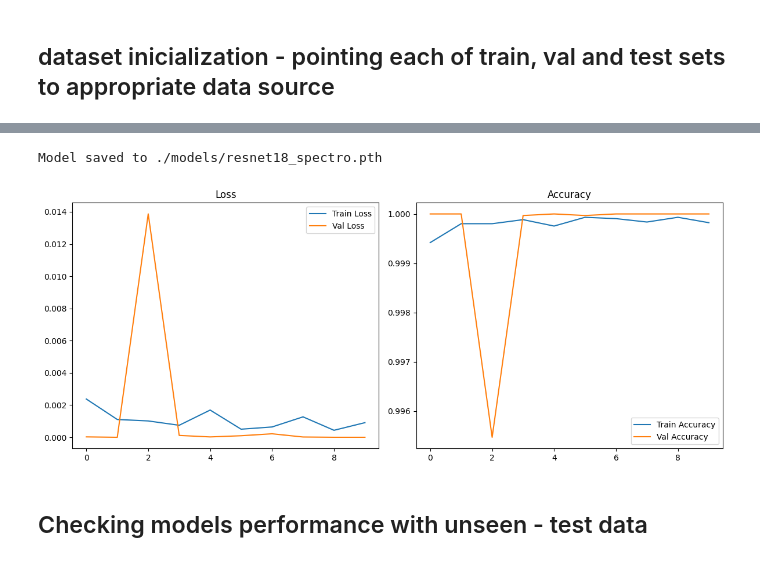
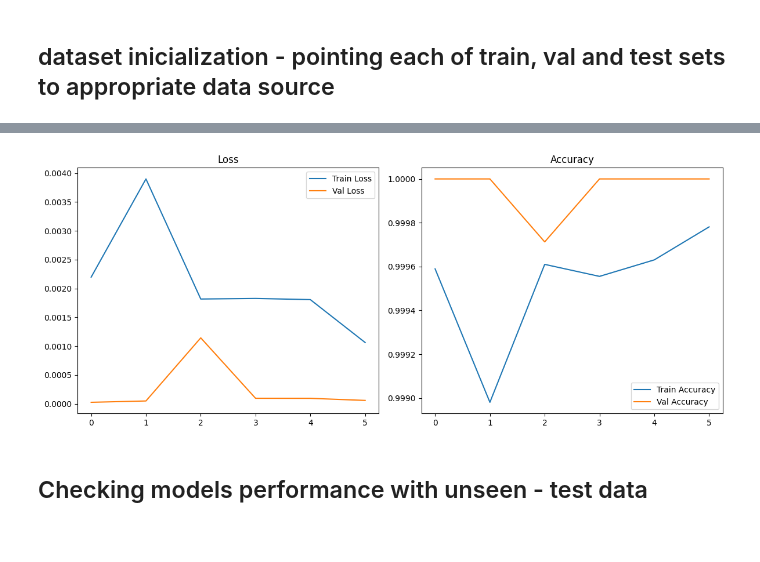
Before and after one commit to KajkoIKokosz/PW_CV_PG, a Jupyter notebook: cv_training.ipynb, the cells around one changed output, grey strips where cells are left out. Drawn from its saved outputs; the diff is of its cells as text; code cells hidden in the pictures.

Commit message:
improving training with dropout and L2 reguralization

```diff
--- a/cv_training.ipynb
+++ b/cv_training.ipynb
@@ -67,13 +67,20 @@ model = model.to(device)
 criterion = nn.CrossEntropyLoss()
 optimizer = optim.Adam(model.parameters(), lr=learning_rate)
 # %%
-# Training + Validation
+# Initialize early stopping variables
+best_loss = float('inf')
+patience = 5
+counter = 0
+
+# Tracking
 train_losses, val_losses = [], []
 train_accs, val_accs = [], []
 
+# Training + Validation loop
 for epoch in range(num_epochs):
     model.train()
     running_loss, correct, total = 0, 0, 0
+
     for images, labels in train_loader:
         images, labels = images.to(device), labels.to(device)
         outputs = model(images)
@@ -110,3 +117,15 @@ for epoch in range(num_epochs):
     print(f"Epoch {epoch+1}/{num_epochs} | "
           f"Train Loss: {train_losses[-1]:.4f}, Train Acc: {train_accs[-1]:.4f} | "
           f"Val Loss: {val_losses[-1]:.4f}, Val Acc: {val_accs[-1]:.4f}")
+
+    # Early stopping and checkpoint
+    if val_losses[-1] < best_loss:
+        best_loss = val_losses[-1]
+        counter = 0
+        torch.save(model.state_dict(), 'best_model.pt')
+        print("Model saved.")
+    else:
+        counter += 1
+        if counter >= patience:
+            print("Early stopping triggered.")
+            break
@@ -113,29 +141,28 @@ for epoch in range(num_epochs):
 # %%
 # Save model
 os.makedirs(os.path.dirname(model_path), exist_ok=True)
-torch.save(model.state_dict(), model_path)
-print(f"Model saved to {model_path}")
+# torch.save(model.state_dict(), model_path)
+# print(f"Model saved to {model_path}")
 
 # Plotting
 plt.figure(figsize=(12,5))
 
 plt.subplot(1,2,1)
 plt.plot(train_losses, label='Train Loss')
 plt.plot(val_losses, label='Val Loss')
 plt.legend()
 plt.title('Loss')
 
 plt.subplot(1,2,2)
 plt.plot(train_accs, label='Train Accuracy')
 plt.plot(val_accs, label='Val Accuracy')
 plt.legend()
 plt.title('Accuracy')
 
 plt.tight_layout()
 plt.show()
 # %% [output]
-Model saved to ./models/resnet18_spectro.pth
-[figure, old version]
+[figure, new version]
 # %% [markdown]
 ## Checking models performance with unseen - test data
 # %%
```
Also changed, not shown: parts of 7 cells of this notebook, 5 other files.
